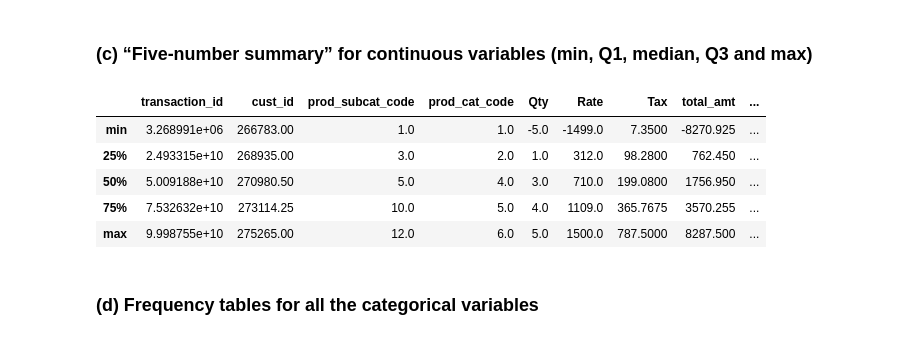
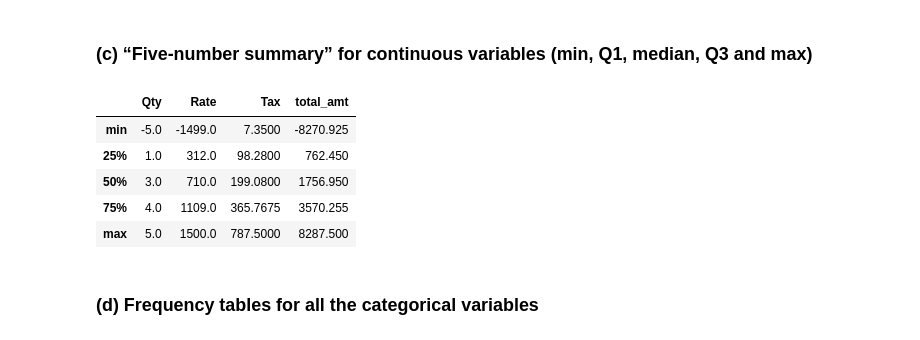
Before and after one commit to sakshisv/Retail-Case-Study, a Jupyter notebook: Retail Case Study (Python).ipynb, the cells around one changed output. Cells and saved outputs as stored; diff of their text form; code cells hidden in the pictures.

```diff
--- a/Retail Case Study (Python).ipynb
+++ b/Retail Case Study (Python).ipynb
@@ -205,13 +205,13 @@ Customer_Final.tail(10)
 # %% [markdown]
 ### (c) “Five-number summary” for continuous variables (min, Q1, median, Q3 and max)
 # %%
-Customer_Final.describe().loc[['min', '25%', '50%', '75%', 'max']]
+Customer_Final[['Qty', 'Rate', 'Tax', 'total_amt']].describe().loc[['min', '25%', '50%', '75%', 'max']]
 # %% [output]
-|  | transaction_id | cust_id | prod_subcat_code | prod_cat_code | Qty | Rate | Tax | total_amt | ... |
-| min | 3.268991e+06 | 266783.00 | 1.0 | 1.0 | -5.0 | -1499.0 | 7.3500 | -8270.925 | ... |
-| 25% | 2.493315e+10 | 268935.00 | 3.0 | 2.0 | 1.0 | 312.0 | 98.2800 | 762.450 | ... |
-| 50% | 5.009188e+10 | 270980.50 | 5.0 | 4.0 | 3.0 | 710.0 | 199.0800 | 1756.950 | ... |
-| 75% | 7.532632e+10 | 273114.25 | 10.0 | 5.0 | 4.0 | 1109.0 | 365.7675 | 3570.255 | ... |
-| max | 9.998755e+10 | 275265.00 | 12.0 | 6.0 | 5.0 | 1500.0 | 787.5000 | 8287.500 | ... |
+|  | Qty | Rate | Tax | total_amt |
+| min | -5.0 | -1499.0 | 7.3500 | -8270.925 |
+| 25% | 1.0 | 312.0 | 98.2800 | 762.450 |
+| 50% | 3.0 | 710.0 | 199.0800 | 1756.950 |
+| 75% | 4.0 | 1109.0 | 365.7675 | 3570.255 |
+| max | 5.0 | 1500.0 | 787.5000 | 8287.500 |
 # %% [markdown]
 ### (d) Frequency tables for all the categorical variables
```
Also changed, not shown: parts of 8 cells of this notebook.
